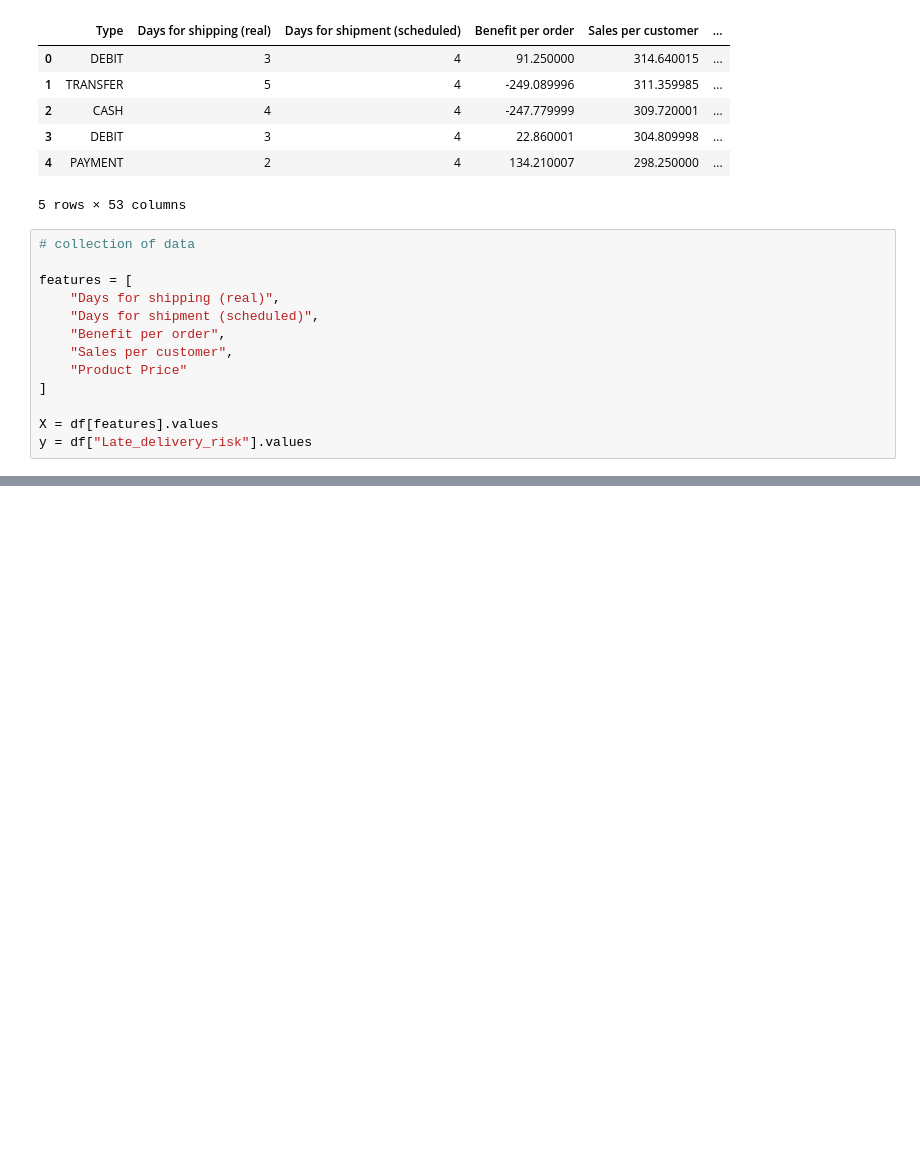
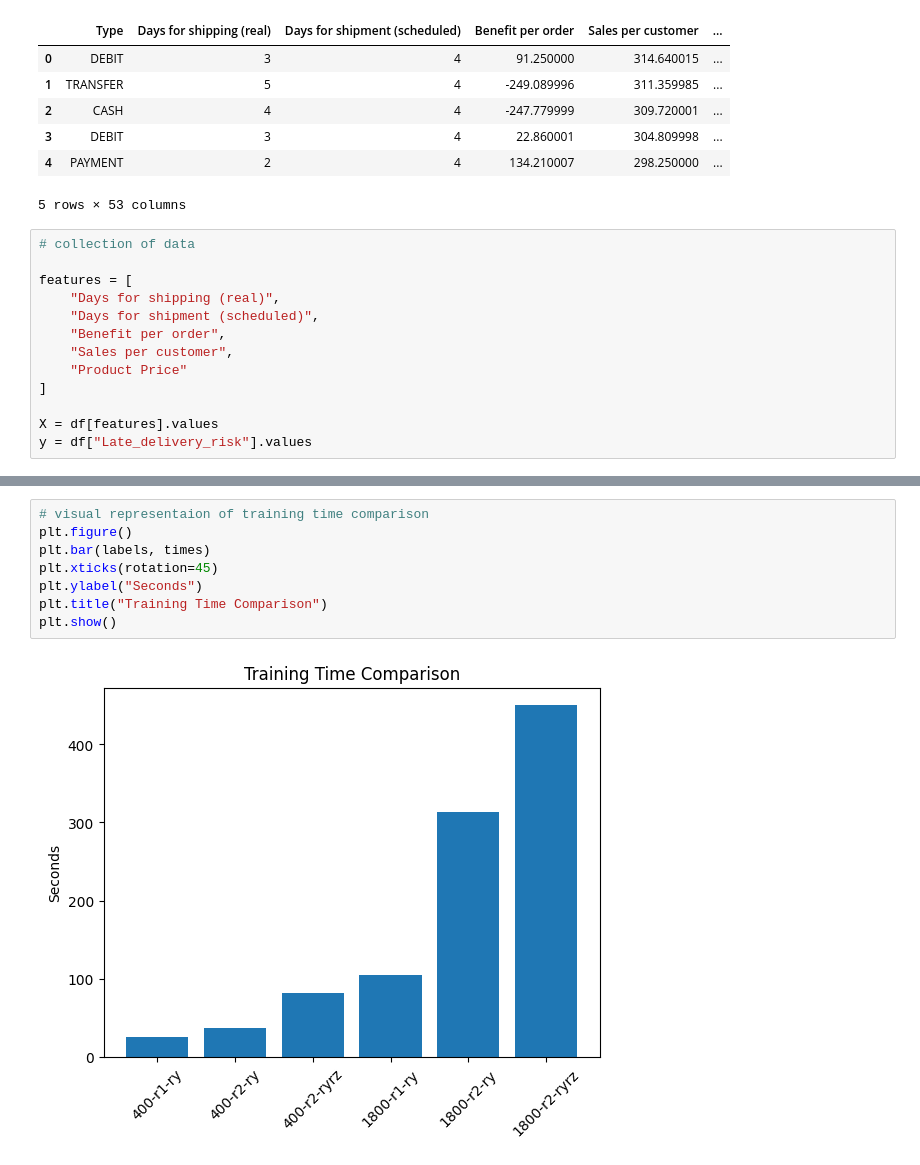
Before and after one commit to Saptashwa-Das-17/Minor_project_QML, a Jupyter notebook: QML.ipynb, the cells around one changed output, grey strips where cells are left out. Saved outputs shown, nothing was run; the diff lists cells and outputs as text; blank space fills up the shorter version.

```diff
--- a/QML.ipynb
+++ b/QML.ipynb
@@ -71,0 +151,10 @@ Training Quantum Model...
+# %%
+# visual representaion of training time comparison
+plt.figure()
+plt.bar(labels, times)
+plt.xticks(rotation=45)
+plt.ylabel("Seconds")
+plt.title("Training Time Comparison")
+plt.show()
+# %% [output]
+[figure, added]
```
Also changed, not shown: parts of 8 cells of this notebook.
